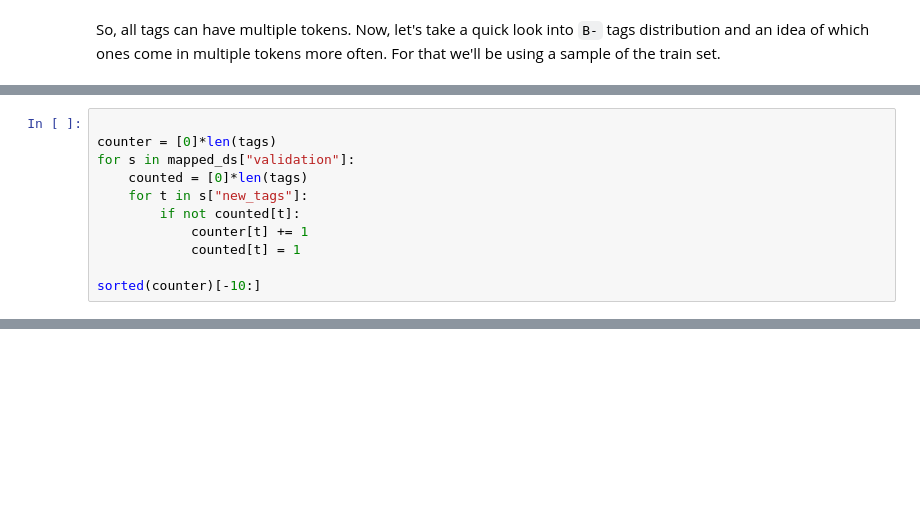
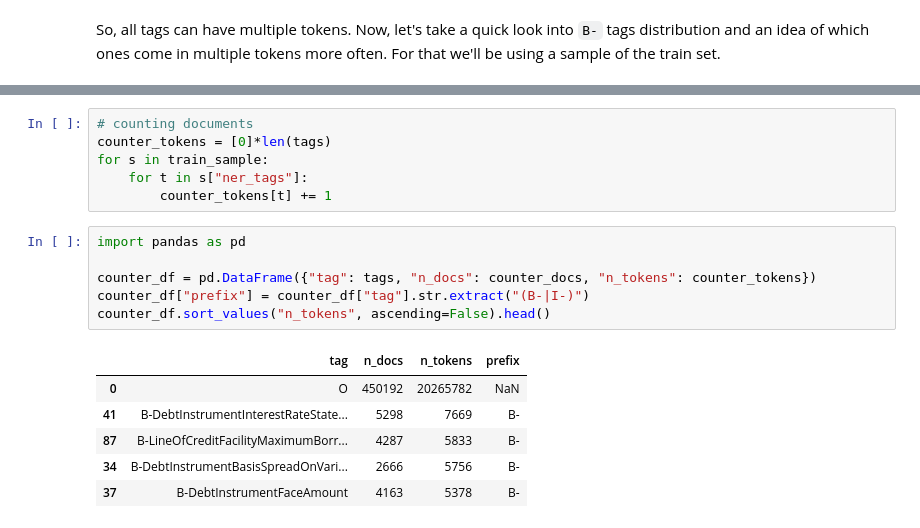
Before and after one commit to roelschr/finer-139-task, a Jupyter notebook: research/eda.ipynb, the cells around one changed output, grey strips where cells are left out. Saved outputs shown, nothing was run; the diff lists cells and outputs as text; blank space fills up the shorter version.

```diff
--- a/research/eda.ipynb
+++ b/research/eda.ipynb
@@ -256,11 +67,0 @@ mapped_ds = ds.map(retag, num_proc=os.cpu_count(), load_from_cache_file=False)
-# %%
-
-counter = [0]*len(tags)
-for s in mapped_ds["validation"]:
-    counted = [0]*len(tags)
-    for t in s["new_tags"]:
-        if not counted[t]:
-            counter[t] += 1
-            counted[t] = 1
-
-sorted(counter)[-10:]
@@ -288,0 +95,19 @@ This will leave us with only ~2% of the whole dataset, which seems ok for a fine
+# %%
+# counting documents
+counter_tokens = [0]*len(tags)
+for s in train_sample:
+    for t in s["ner_tags"]:
+        counter_tokens[t] += 1
+# %%
+import pandas as pd
+
+counter_df = pd.DataFrame({"tag": tags, "n_docs": counter_docs, "n_tokens": counter_tokens})
+counter_df["prefix"] = counter_df["tag"].str.extract("(B-|I-)")
+counter_df.sort_values("n_tokens", ascending=False).head()
+# %% [output]
+|  | tag | n_docs | n_tokens | prefix |
+| 0 | O | 450192 | 20265782 | NaN |
+| 41 | B-DebtInstrumentInterestRateState... | 5298 | 7669 | B- |
+| 87 | B-LineOfCreditFacilityMaximumBorr... | 4287 | 5833 | B- |
+| 34 | B-DebtInstrumentBasisSpreadOnVari... | 2666 | 5756 | B- |
+| 37 | B-DebtInstrumentFaceAmount | 4163 | 5378 | B- |
```
Also changed, not shown: parts of 39 cells of this notebook, 2 other files.
